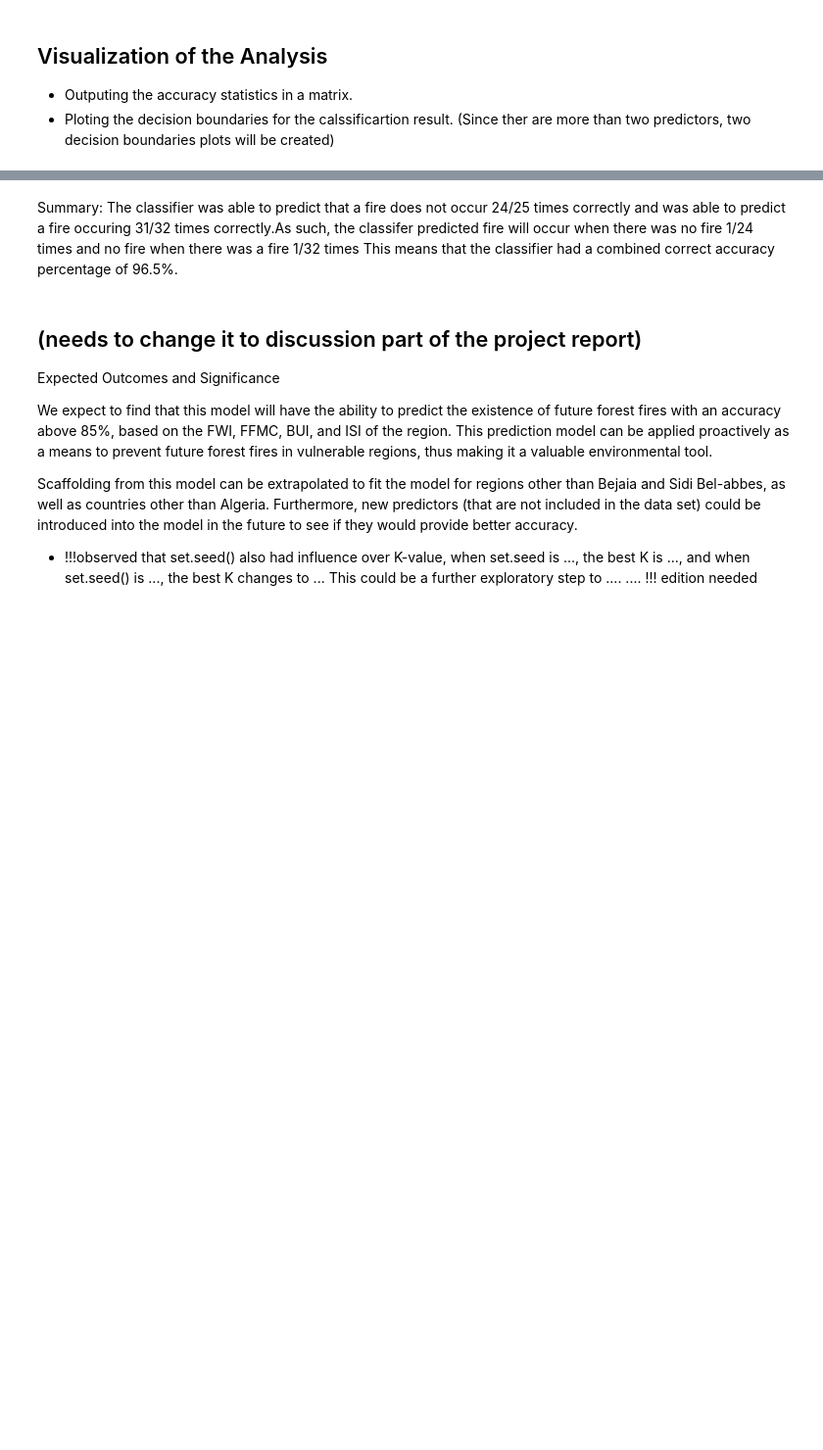
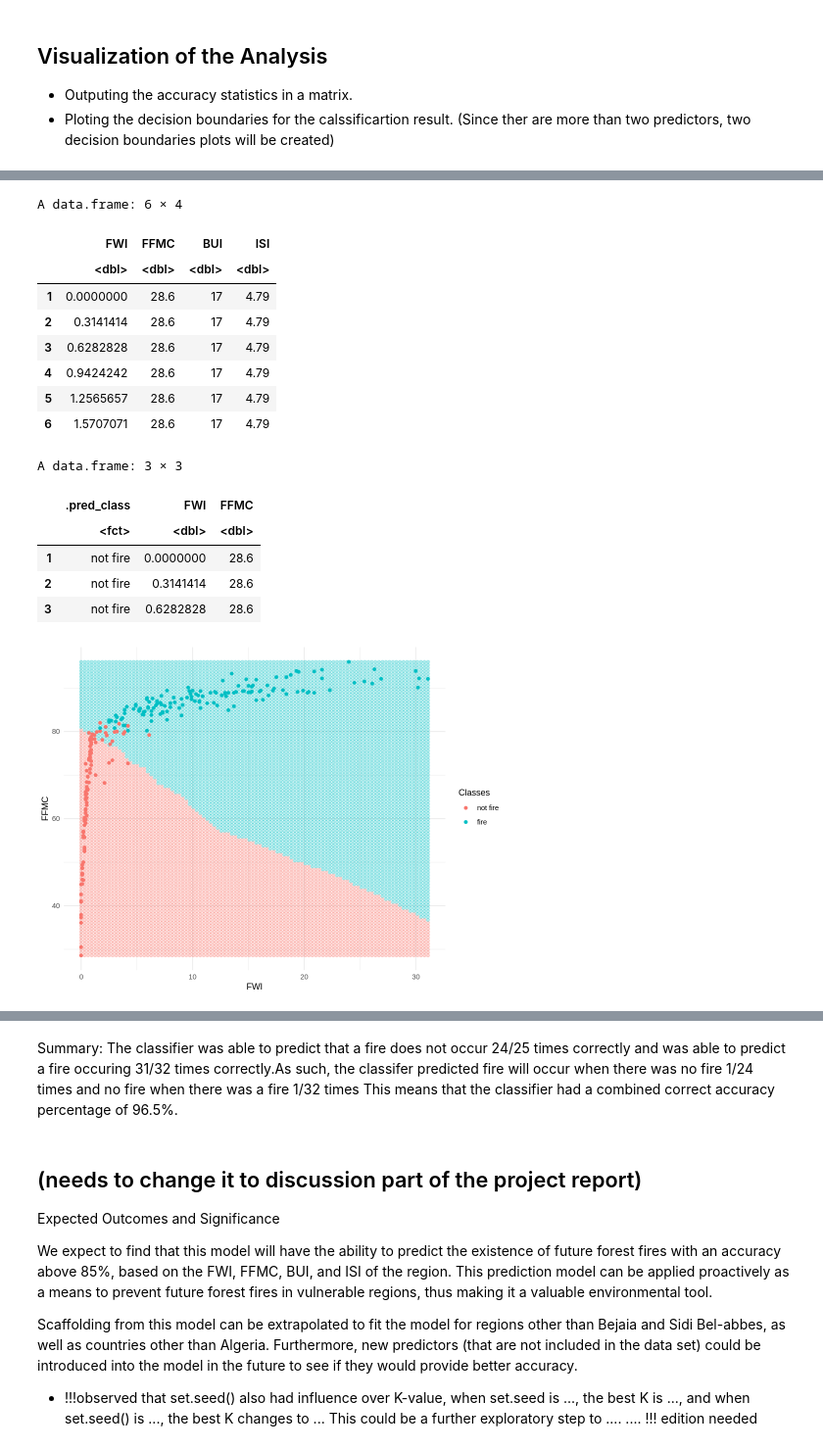
Before and after one commit to zjr-mds/Forest-Fire-Prediction, a Jupyter notebook: Proposal_Group2.ipynb, the cells around one changed output, grey strips where cells are left out. Shown at 98% size. Saved outputs shown, nothing was run; the diff lists cells and outputs as text; code cells hidden in the pictures; blank space fills up the shorter version.

Commit message:
decision boundary plot

```diff
--- a/Proposal_Group2.ipynb
+++ b/Proposal_Group2.ipynb
@@ -271,38 +341,58 @@ confusion
 # %%
 #plot a decision boundaries : refer to @679 piazza post
-FWI_seq <- seq(from = min(training$FWI, na.rm = TRUE),
-             to = max(training$FWI, na.rm = TRUE),
+FWI_seq <- seq(from = min(forest_fire_data$FWI, na.rm = TRUE),
+             to = max(forest_fire_data$FWI, na.rm = TRUE),
              length.out = 100)
-FFMC_seq <- seq(from = min(training$FFMC, na.rm = TRUE),
-             to = max(training$FFMC, na.rm = TRUE),
+FFMC_seq <- seq(from = min(forest_fire_data$FFMC, na.rm = TRUE),
+             to = max(forest_fire_data$FFMC, na.rm = TRUE),
              length.out = 100)
 
 grid_points <- expand.grid(FWI = FWI_seq,
                            FFMC = FFMC_seq)
+testing_FWI_FFMC <- select(testing, FWI, FFMC)
 
+new_data <- data.frame(grid_points, BUI= 17.21, ISI = 4.79)
+head(new_data)
 ## Predicts the class for each of the 10,000 points in the grid.
 grid_predicted <- fire_fit %>%
-                    predict(new_data = grid_points) %>%
+                    predict(new_data = new_data) %>%
                     cbind(grid_points)
-grid_predicted
+head(grid_predicted, n=3)
 
 ## Plot the decision boundaries.
 ## If you see dots instead of an area, you can try increasing the number of points in the sequences above.
 ## You can also play with the size argument in `geom_point()`.
 
 options(repr.plot.width = 8, repr.plot.height = 6)
 decesion_boundary_plot <-
 grid_predicted %>%
     ggplot(aes(x = FWI,
                y = FFMC,
                color = .pred_class)) +
     geom_point(alpha = 0.3) +
-    geom_point(data = training,
+    geom_point(data = forest_fire_data,
                aes(x = FWI,
                    y = FFMC,
                    color = Classes)) +
     theme_minimal() +
     labs(x = "FWI",
          y = "FFMC",
          colour = "Classes")
 decesion_boundary_plot
+# %% [output]
+A data.frame: 6 × 4
+|  | FWI | FFMC | BUI | ISI |
+|  | <dbl> | <dbl> | <dbl> | <dbl> |
+| 1 | 0.0000000 | 28.6 | 17 | 4.79 |
+| 2 | 0.3141414 | 28.6 | 17 | 4.79 |
+| 3 | 0.6282828 | 28.6 | 17 | 4.79 |
+| 4 | 0.9424242 | 28.6 | 17 | 4.79 |
+| 5 | 1.2565657 | 28.6 | 17 | 4.79 |
+| 6 | 1.5707071 | 28.6 | 17 | 4.79 |
+A data.frame: 3 × 3
+|  | .pred_class | FWI | FFMC |
+|  | <fct> | <dbl> | <dbl> |
+| 1 | not fire | 0.0000000 | 28.6 |
+| 2 | not fire | 0.3141414 | 28.6 |
+| 3 | not fire | 0.6282828 | 28.6 |
+[figure, added]
```
Also changed, not shown: parts of 14 cells of this notebook.
